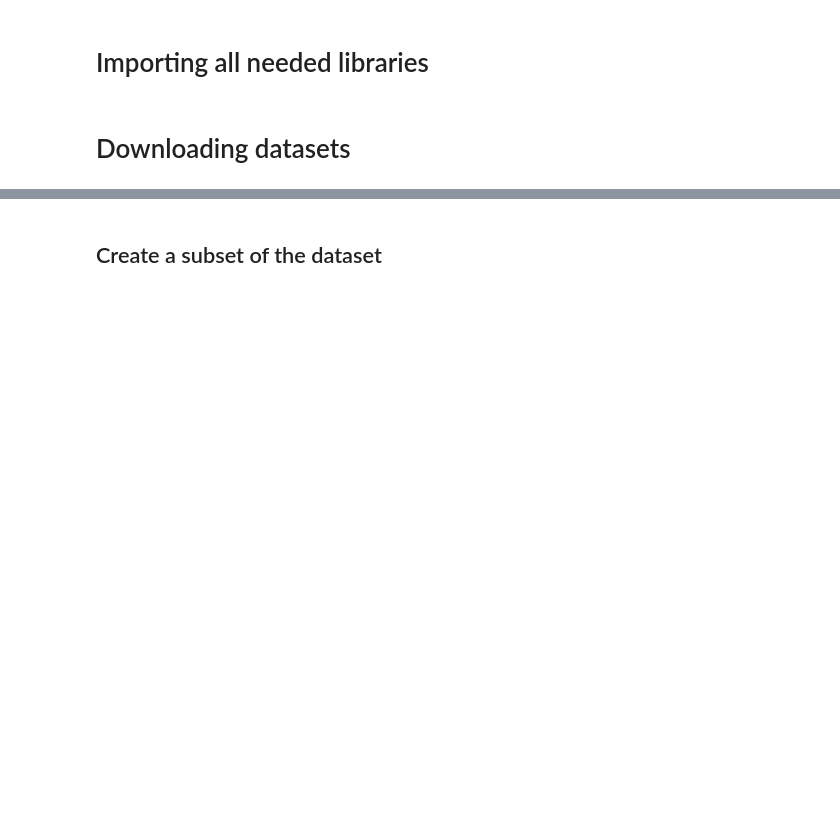
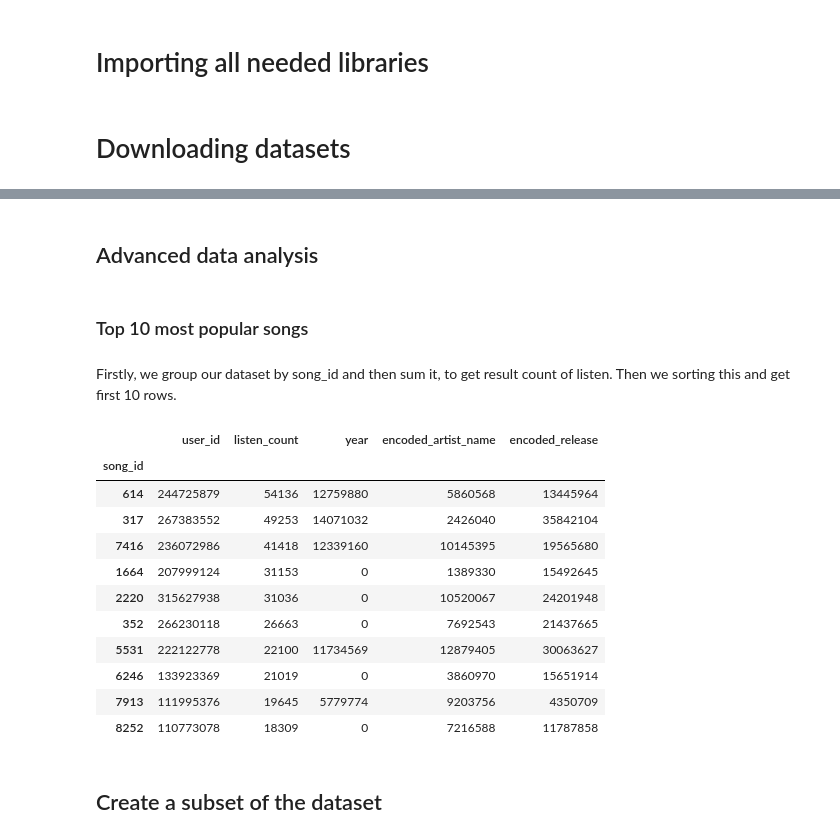
Before and after one commit to halonko/Music-Recommendation-System, a Jupyter notebook: code/playlist_recommendation.ipynb, the cells around one changed output, grey strips where cells are left out. Cells and saved outputs as stored; diff of their text form; code cells hidden in the pictures; blank space fills up the shorter version.

```diff
--- a/code/playlist_recommendation.ipynb
+++ b/code/playlist_recommendation.ipynb
@@ -27,0 +85,8 @@ len(song_df)
+# %%
+le = LabelEncoder()
+songs['user_id'] = le.fit_transform(songs['user_id'])
+songs['year'] = pd.to_numeric(songs['year'])
+songs['song_id'] = le.fit_transform(songs['song_id'])
+songs['encoded_artist_name'] = le.fit_transform(songs['artist_name'])
+songs['encoded_release'] = le.fit_transform(songs['release'])
+songs.head()
@@ -28,3 +100,24 @@ len(song_df)
+# %% [markdown]
+## Advanced data analysis
+# %% [markdown]
+### Top 10 most popular songs
+# %% [markdown]
+Firstly, we group our dataset by song_id and then sum it, to get result count of listen. Then we sorting this and get first 10 rows.
+# %%
+songs.groupby("song_id").sum().sort_values("listen_count", ascending=False).head(10)
+# %% [output]
+|  | user_id | listen_count | year | encoded_artist_name | encoded_release |
+| song_id |  |  |  |  |  |
+| 614 | 244725879 | 54136 | 12759880 | 5860568 | 13445964 |
+| 317 | 267383552 | 49253 | 14071032 | 2426040 | 35842104 |
+| 7416 | 236072986 | 41418 | 12339160 | 10145395 | 19565680 |
+| 1664 | 207999124 | 31153 | 0 | 1389330 | 15492645 |
+| 2220 | 315627938 | 31036 | 0 | 10520067 | 24201948 |
+| 352 | 266230118 | 26663 | 0 | 7692543 | 21437665 |
+| 5531 | 222122778 | 22100 | 11734569 | 12879405 | 30063627 |
+| 6246 | 133923369 | 21019 | 0 | 3860970 | 15651914 |
+| 7913 | 111995376 | 19645 | 5779774 | 9203756 | 4350709 |
+| 8252 | 110773078 | 18309 | 0 | 7216588 | 11787858 |
 # %% [markdown]
 ## Create a subset of the dataset
 # %%
```
Also changed, not shown: parts of 18 cells of this notebook, 2 other files.
